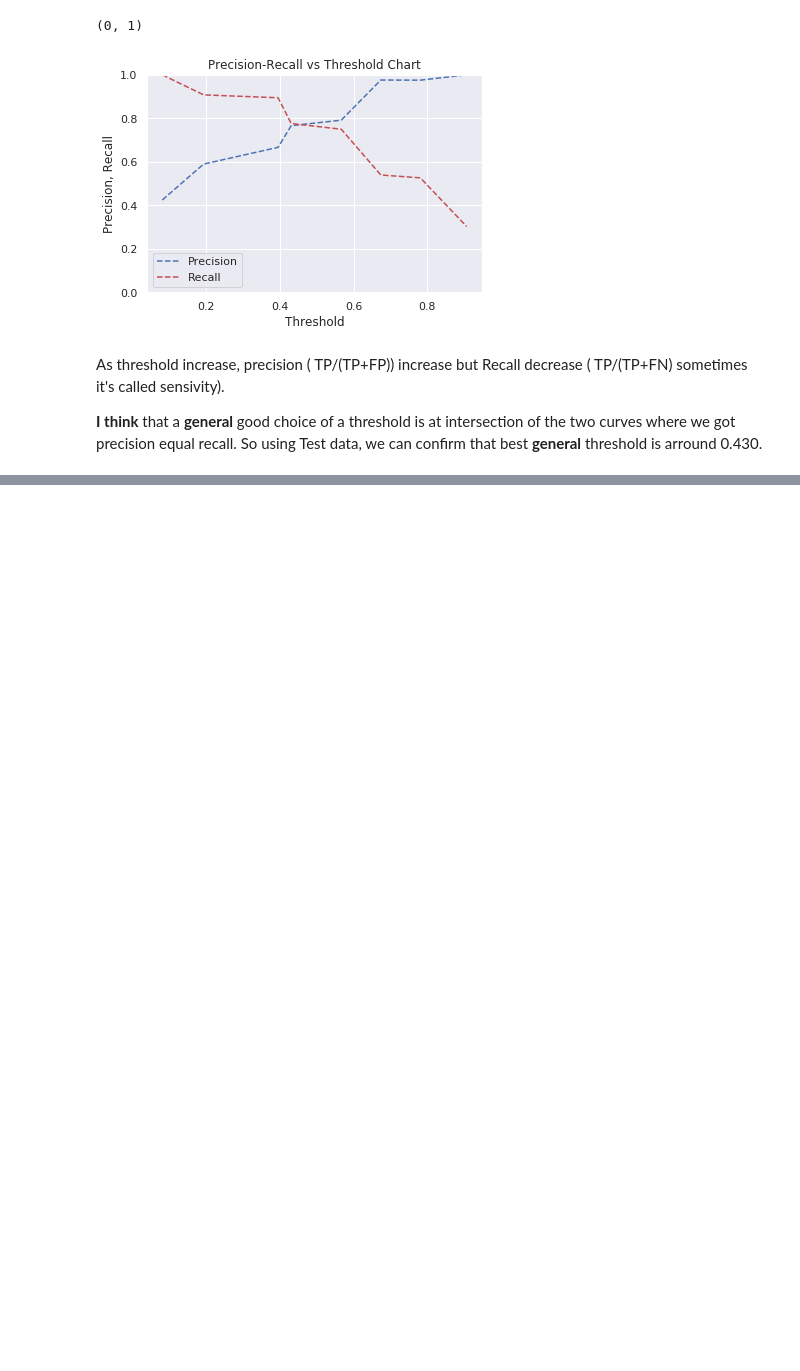
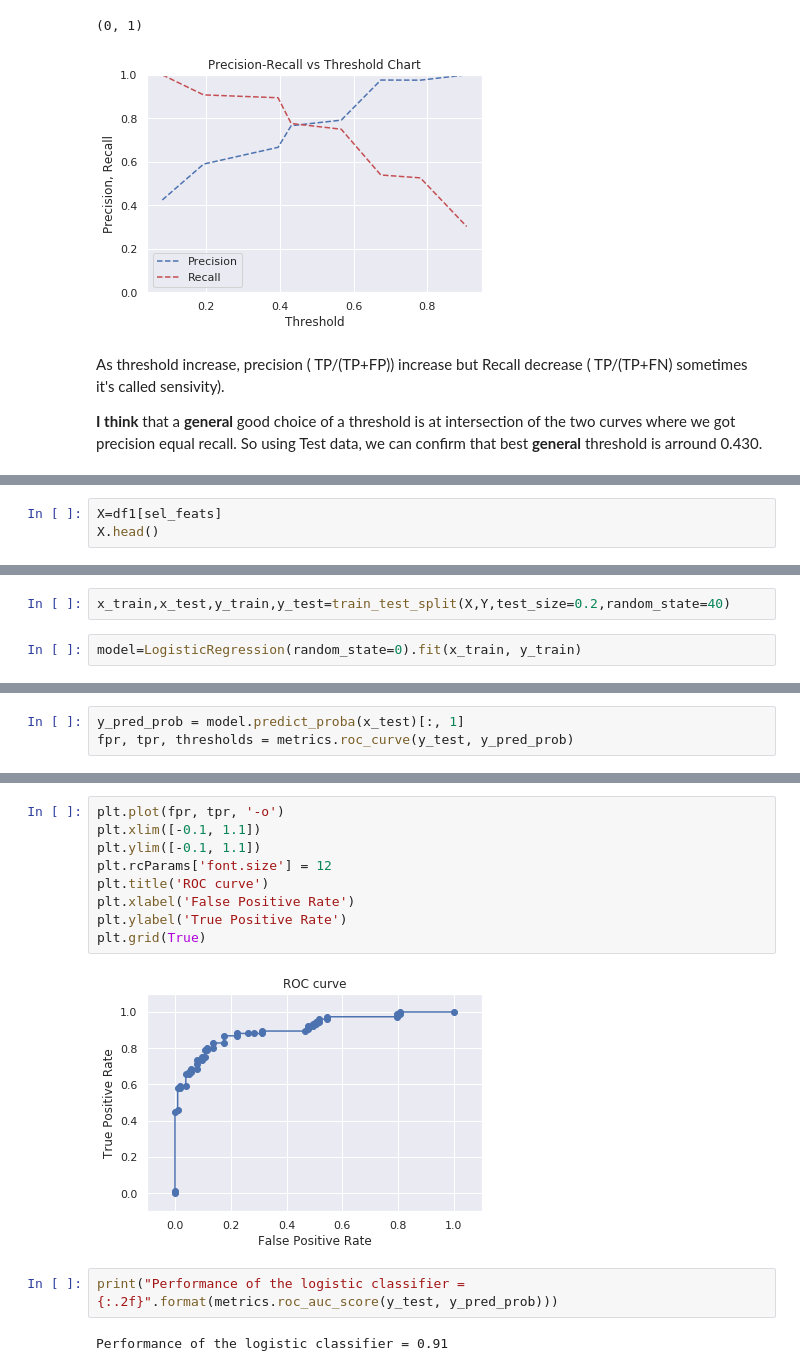
Before and after one commit to hayari/GoMyCodeML, a Jupyter notebook: Logistic_Regression.ipynb, the cells around one changed output, grey strips where cells are left out. Cells and saved outputs as stored; diff of their text form; blank space fills up the shorter version.

```diff
--- a/Logistic_Regression.ipynb
+++ b/Logistic_Regression.ipynb
@@ -644,0 +728,3 @@ So using Test data, we can confirm that best **general** threshold is arround 0.
+# %%
+X=df1[sel_feats]
+X.head()
@@ -644,0 +761,4 @@ So using Test data, we can confirm that best **general** threshold is arround 0.
+# %%
+x_train,x_test,y_train,y_test=train_test_split(X,Y,test_size=0.2,random_state=40)
+# %%
+model=LogisticRegression(random_state=0).fit(x_train, y_train)
@@ -644,0 +788,3 @@ So using Test data, we can confirm that best **general** threshold is arround 0.
+# %%
+y_pred_prob = model.predict_proba(x_test)[:, 1]
+fpr, tpr, thresholds = metrics.roc_curve(y_test, y_pred_prob)
@@ -644,0 +831,15 @@ So using Test data, we can confirm that best **general** threshold is arround 0.
+# %%
+plt.plot(fpr, tpr, '-o')
+plt.xlim([-0.1, 1.1])
+plt.ylim([-0.1, 1.1])
+plt.rcParams['font.size'] = 12
+plt.title('ROC curve')
+plt.xlabel('False Positive Rate')
+plt.ylabel('True Positive Rate')
+plt.grid(True)
+# %% [output]
+[figure, added]
+# %%
+print("Performance of the logistic classifier = {:.2f}".format(metrics.roc_auc_score(y_test, y_pred_prob)))
+# %% [output]
+Performance of the logistic classifier = 0.91
```
Also changed, not shown: parts of 26 cells of this notebook.
